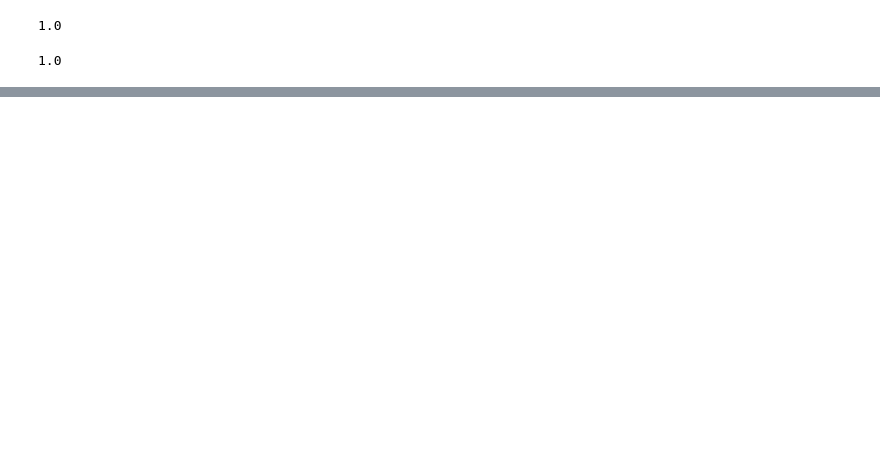
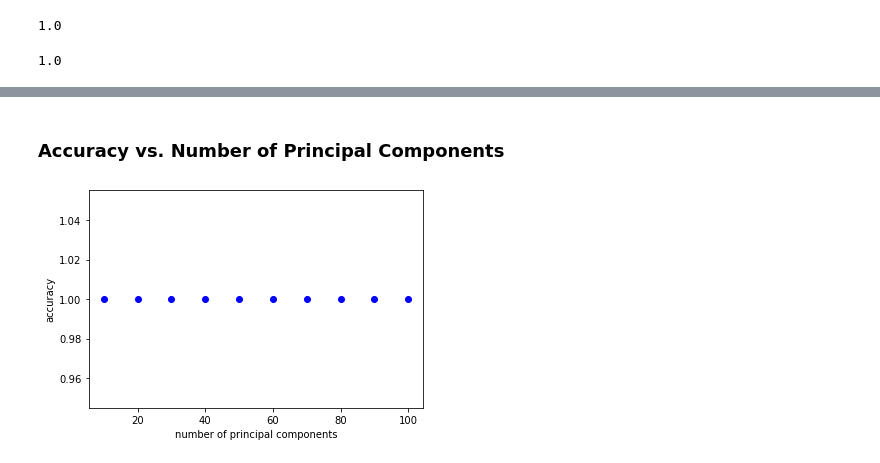
Before and after one commit to gr8monk3ys/Omron-computer-vision, a Jupyter notebook: testing_models.ipynb, the cells around one changed output, grey strips where cells are left out. Drawn from its saved outputs; the diff is of its cells as text; code cells hidden in the pictures; blank space fills up the shorter version.

```diff
--- a/testing_models.ipynb
+++ b/testing_models.ipynb
@@ -80,6 +76,6 @@ pipe = Pipeline([('scaler', StandardScaler()),('pca', PCA(n_components=30,svd_so
 # %%
 from sklearn.model_selection import train_test_split
-X_train, X_test, y_train, y_test = train_test_split(images, labels, test_size=0.50)
+X_train, X_test, y_train, y_test = train_test_split(images, labels, test_size=0.45)
 print("Train shape {}".format(X_train.shape))
 print("Test shape {}".format(X_test.shape))
 # %% [output]
@@ -88,3 +86,5 @@ Test shape (2835, 500, 500)
+# %%
+pipe = Pipeline([('scaler', StandardScaler()),('pca', PCA(n_components=40,svd_solver="full")), ('svc', SVC())])
 # %%
 pipe.fit(X_train.reshape(X_train.shape[0],-1),y_train)
 # %% [output]
@@ -145,0 +146,12 @@ plt.show()
+# %% [markdown]
+### Accuracy vs. Number of Principal Components
+# %%
+for i in range(10,101,10):
+    p = Pipeline([('scaler', StandardScaler()),('pca', PCA(n_components=i,svd_solver="full")), ('svc', SVC())])
+    p.fit(X_train.reshape(X_train.shape[0],-1),y_train)
+    plt.scatter(x=p[1].components_.shape[0],y=p.score(X_test.reshape(X_test.shape[0],-1),y_test),color='blue')
+plt.xlabel('number of principal components')
+plt.ylabel('accuracy')
+plt.show()
+# %% [output]
+[figure, added]
```
Also changed, not shown: parts of 22 cells of this notebook.
